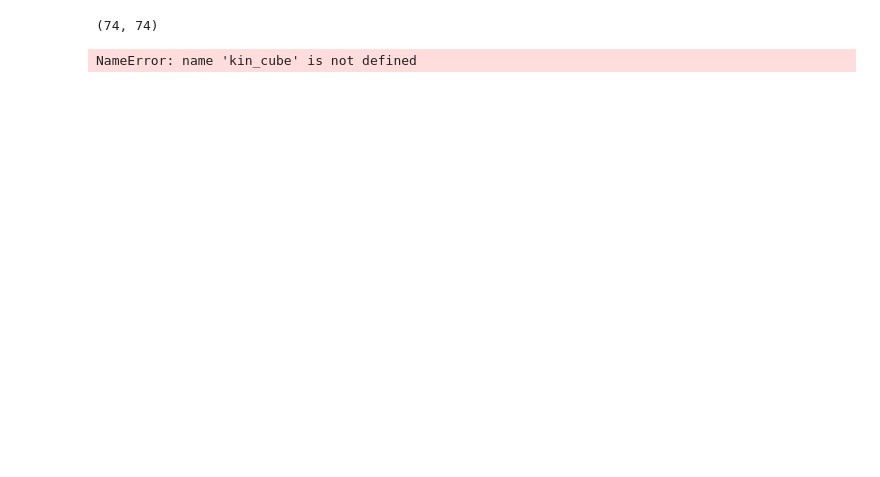
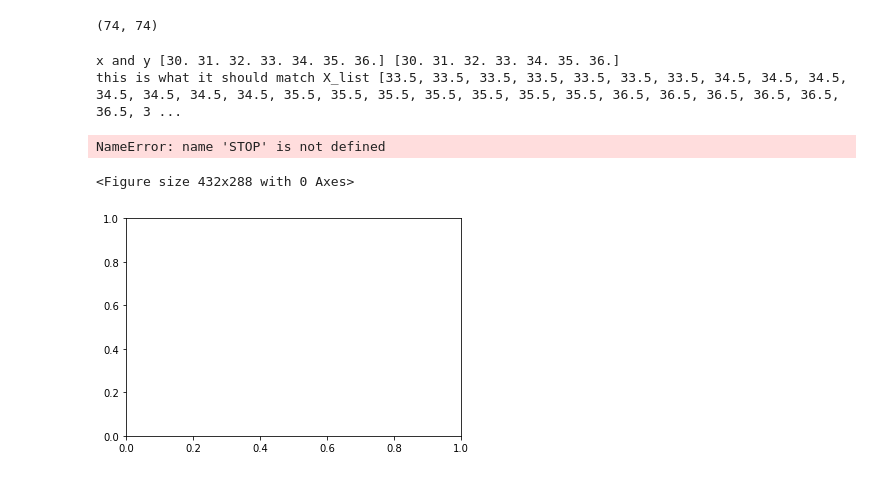
Before and after one commit to beckynevin/MaNGA_Kinemetry_Tool, a Jupyter notebook: Extract_Kinemetry_txt.ipynb, the cells around one changed output. Saved outputs shown, nothing was run; the diff lists cells and outputs as text; code cells hidden in the pictures; blank space fills up the shorter version.

```diff
--- a/Extract_Kinemetry_txt.ipynb
+++ b/Extract_Kinemetry_txt.ipynb
@@ -62,12 +90,21 @@ SDSS_ACCESS> syncing... please wait
 # %%
 print(np.shape(svel_map))
 
-'''
-img_params=extract_GALFIT_parameters(view, myr, im, run)
+# First get effective radius, PA, and ellipticity from MaNGA, then run GALFIT on em
+
+#ECOOPA	Position angle used for the semi-major axis polar coordinate calculations
+#ECOOELL	Ellipticity (1-b/a) used for the semi-major axis polar coordinate calculations
+
+R_e_MaNGA = maps[0].header['REFF']
+ellip_MaNGA = maps[0].header['ECOOELL']
+PA_MaNGA = maps[0].header['ECOOPA']
+
+
+'''img_params=extract_GALFIT_parameters(view, myr, im, run)
 #return PA_img, size_a, arcs_totes, inc, pixelscale, r_e
-if img_params[0]==0:
-    #this means the GALFIT file doesn't exist
-    continue
+if img_params[0]==0:#this means the GALFIT file doesn't exist
+    STOP
+#    continue
 
 
 
@@ -76,42 +113,49 @@ try:
     #which is commented out below
     PA_imag=img_params[0]
 except TypeError:
-    continue
+     STOP'''
+#   continue
 
 
-epsilon = 1-img_params[1]
-r_e = img_params[2]
+epsilon = ellip_MaNGA#1-img_params[1]
+r_e = R_e_MaNGA#img_params[2]
 
 #print('deltapos', deltapos)
 #continue
 
 #epsilon = float(kin_cube[0].header['ellip']), again the epsilon from GALFIT is better
 #r_e = float(kin_cube[0].header['REFF'])
 #PA_img = float(kin_cube[0].header['PA_img']), again, the PA from GALFIT seems to be better
 
 #axial ratio (q) = b/a = semi-minor/semi-major
 #ellipticity (ε) = 1 – q
 
 
 
 #from the r-band image you need to run statmorph and get both the ellipticity and the r-band effective radius
 #we already measured this from the r-band image in the kinematic program so I'd like to extract those two
 #parameters from the header of the stellar_kinematics file
 
-'''
+
 
 size=np.shape(svel_map)[0]
 
 # Prepare kin_cube, which has four dimensions - vel, vel_e, sig, and sig_e
+
+kin_cube=[[svel_map],[svel_e_map],[ssig_map],[ssig_e_map]]
 coords=map_to_coords(kin_cube, size)
 
-rad = radon_python_mod(vel, 30, 30, r_e, 1, 'no')#was 30,30
+rad = radon_python_mod(svel_map, 30, 30, r_e, 1, 'no')#was 30,30
 if rad[8]==1:#this means we gotta expand the grid
     rad = radon_python_mod(vel, 30, 30, r_e, 2, 'no')
 
 
 
 input_kinemetry(run_fix, myr, view, coords[0], coords[1], coords[2], coords[3], coords[4], coords[5] , size/2-rad[0][1], size/2-rad[0][0], adds, 'no', size)
 # %% [output]
 (74, 74)
-NameError: name 'kin_cube' is not defined
+x and y [30. 31. 32. 33. 34. 35. 36.] [30. 31. 32. 33. 34. 35. 36.]
+this is what it should match X_list [33.5, 33.5, 33.5, 33.5, 33.5, 33.5, 33.5, 34.5, 34.5, 34.5, 34.5, 34.5, 34.5, 34.5, 35.5, 35.5, 35.5, 35.5, 35.5, 35.5, 35.5, 36.5, 36.5, 36.5, 36.5, 36.5, 36.5, 3 ...
+NameError: name 'STOP' is not defined
+<Figure size 432x288 with 0 Axes>
+[figure, added]
```
Also changed, not shown: parts of 3 cells of this notebook.
